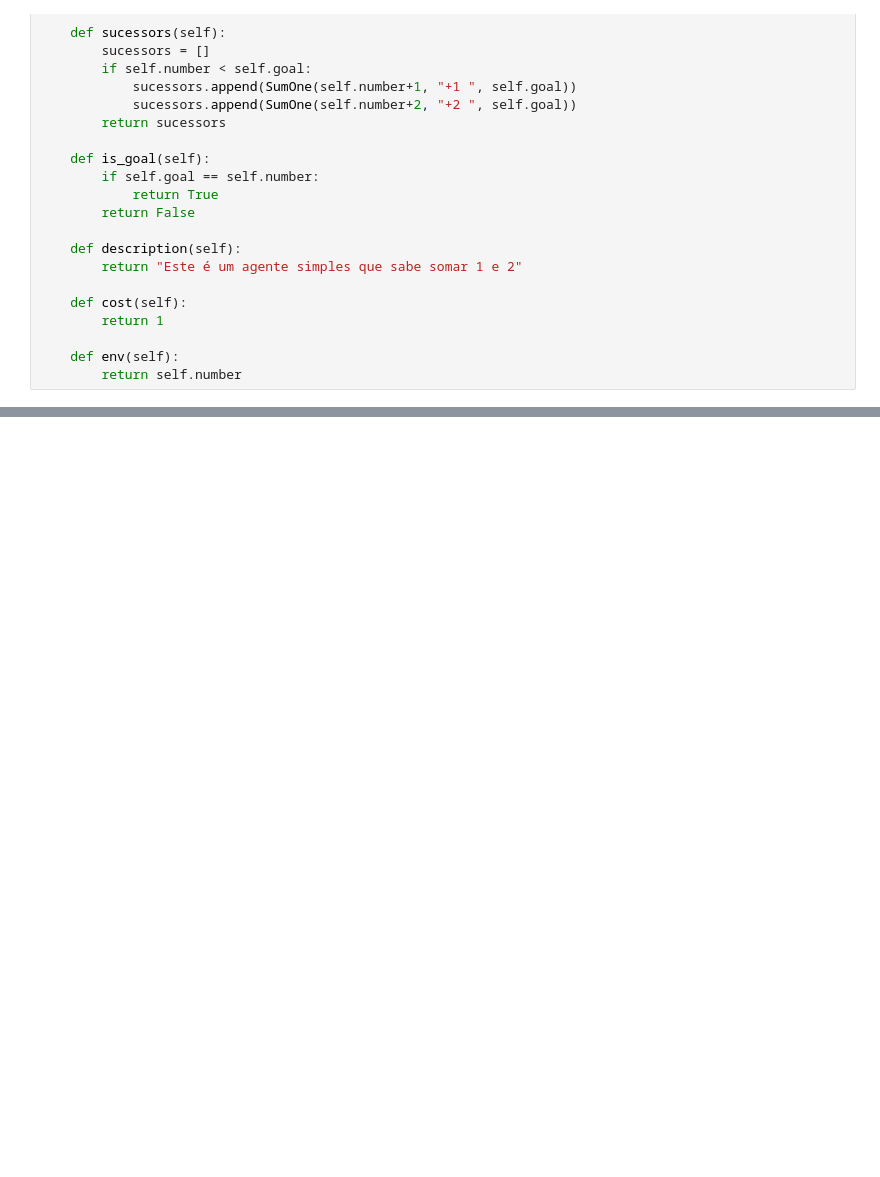
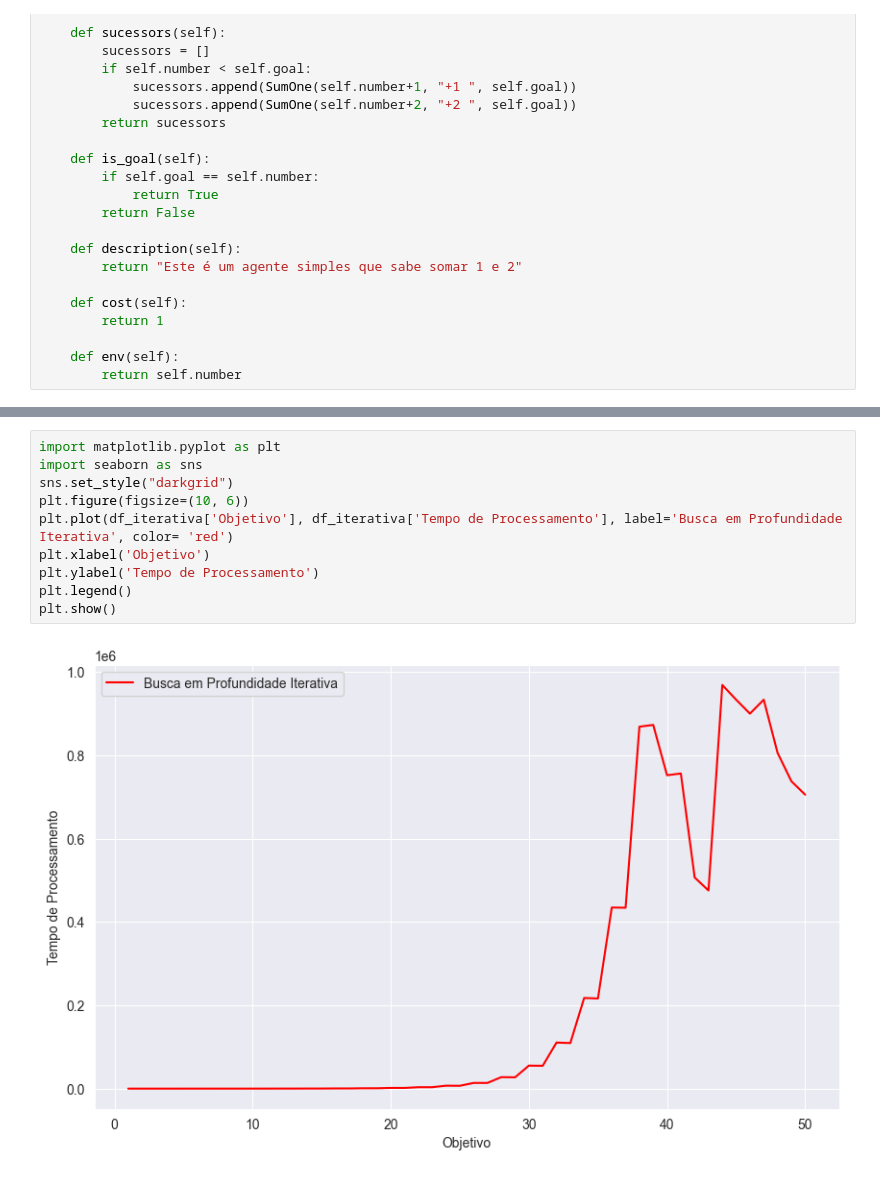
Before and after one commit to WeeeverAlex/ai_gym, a Jupyter notebook: aigyminsper/search/Atividade1/atividade1.ipynb, the cells around one changed output, grey strips where cells are left out. Saved outputs shown, nothing was run; the diff lists cells and outputs as text; blank space fills up the shorter version.

```diff
--- a/aigyminsper/search/Atividade1/atividade1.ipynb
+++ b/aigyminsper/search/Atividade1/atividade1.ipynb
@@ -97,0 +345,12 @@ plt.show ()
+# %%
+import matplotlib.pyplot as plt
+import seaborn as sns
+sns.set_style("darkgrid")
+plt.figure(figsize=(10, 6))
+plt.plot(df_iterativa['Objetivo'], df_iterativa['Tempo de Processamento'], label='Busca em Profundidade Iterativa', color= 'red')
+plt.xlabel('Objetivo')
+plt.ylabel('Tempo de Processamento')
+plt.legend()
+plt.show()
+# %% [output]
+[figure, added]
```
Also changed, not shown: parts of 15 cells of this notebook.
